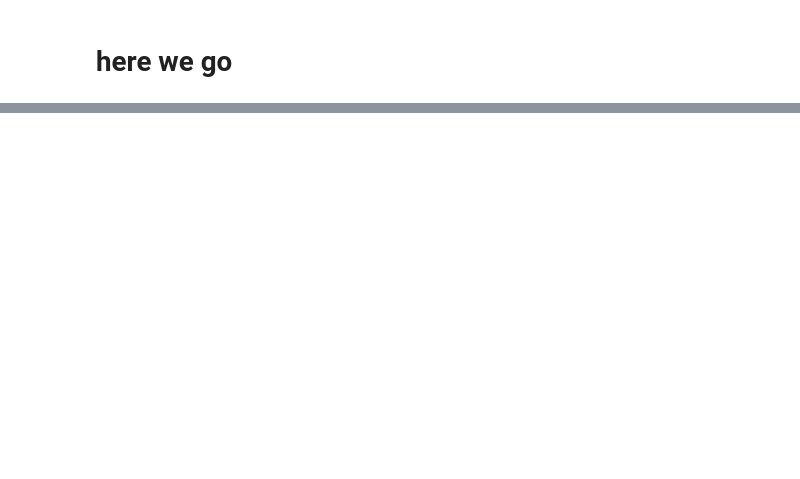
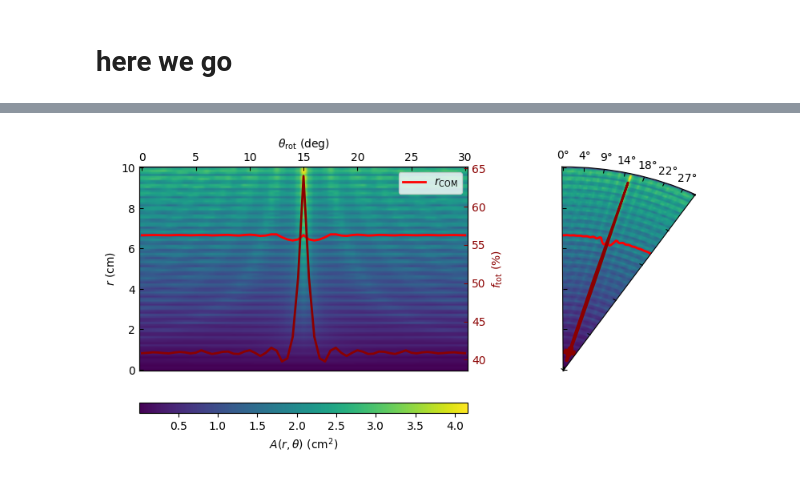
Before and after one commit to schmampf/geometry, a Jupyter notebook: geometric.ipynb, the cells around one changed output, grey strips where cells are left out. Cells and saved outputs as stored; diff of their text form; code cells hidden in the pictures; blank space fills up the shorter version.

```diff
--- a/geometric.ipynb
+++ b/geometric.ipynb
@@ -399,0 +68,10 @@ ax_rad.grid(False)
+# %%
+radii, degrees, A_r_theta, f_tot, r_com = aperture_analysis(
+    shape1, shape2, r_lim, theta_lim
+)
+# %%
+%matplotlib inline
+fig, axs = visualize_analysis(radii, degrees, A_r_theta, f_tot, r_com)
+fig.savefig('analysis.png', dpi=200)
+# %% [output]
+[figure, added]
```
Also changed, not shown: parts of 10 cells of this notebook.
